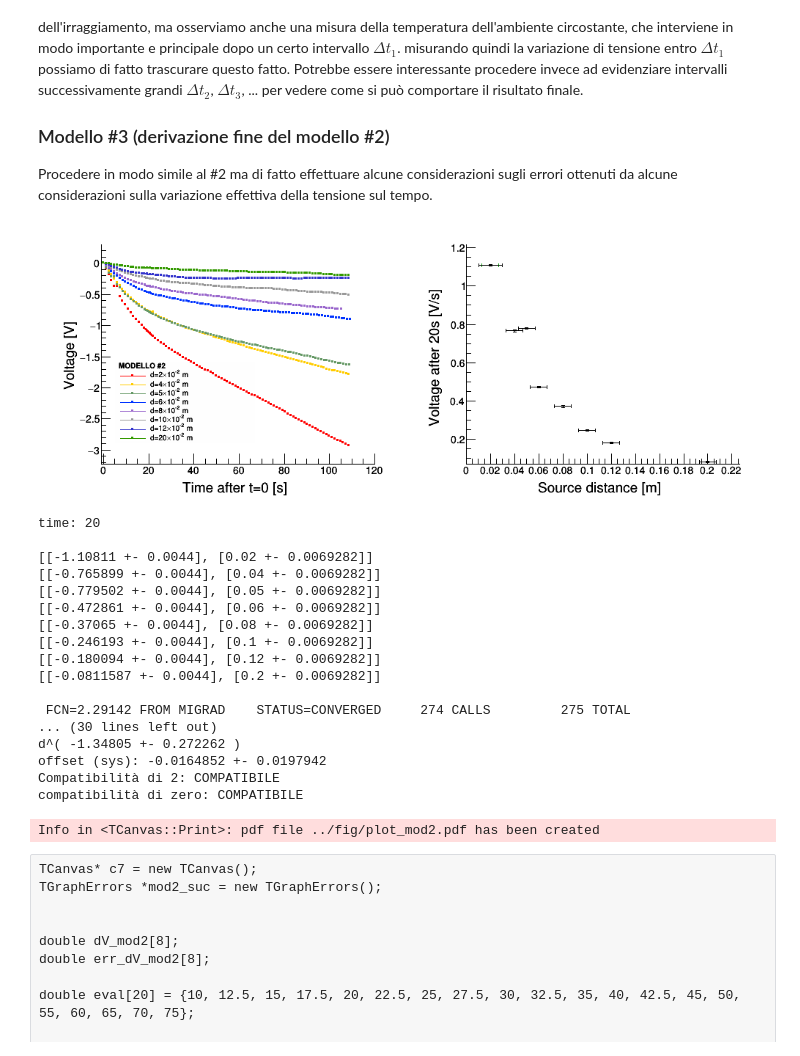
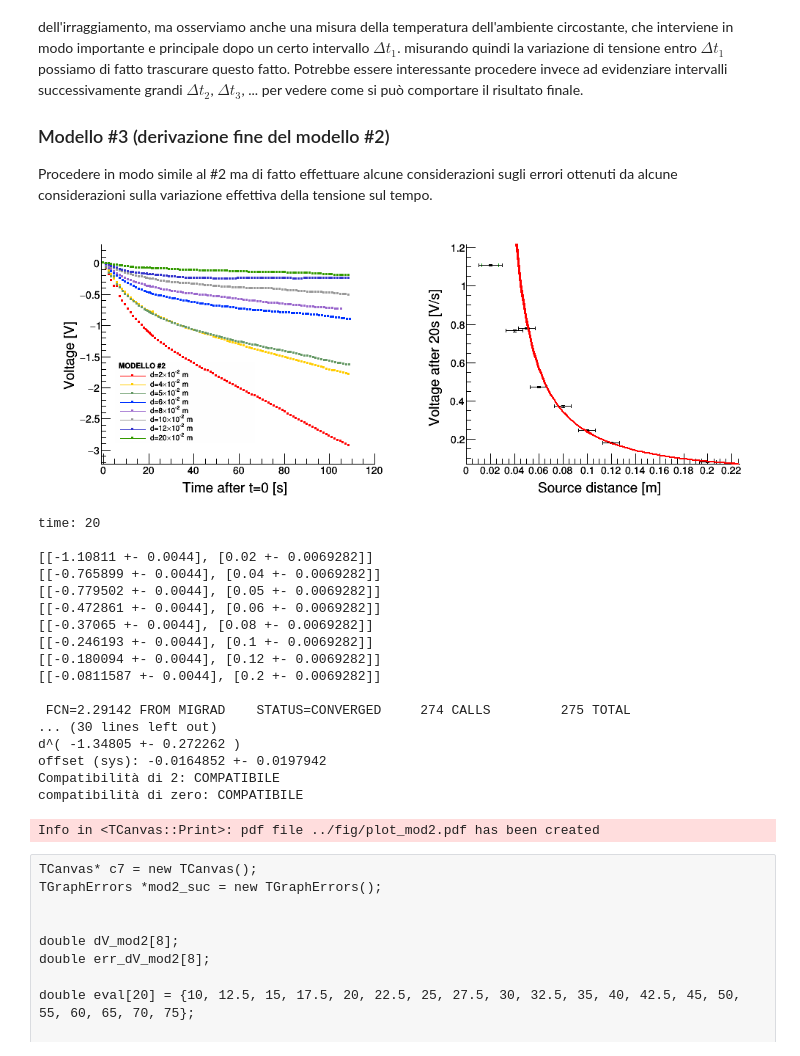
Before and after one commit to mattiasotgia/Lab2, a Jupyter notebook: esperienza_4__irraggiamento_lampadina/analisi_dati/2021_12_21_data_analysis_LAB_R2.ipynb, the cells around one changed output. Drawn from its saved outputs; the diff is of its cells as text; code cells hidden in the pictures.

Commit message:
plot_mod2 now showing fit curve after fix (using RANGE fit)
era necessario utilizzare un fit su un range specifico perchè partendo da zero il fit impazziva, non riuscendo a disegnare a +inf

```diff
--- a/esperienza_4__irraggiamento_lampadina/analisi_dati/2021_12_21_data_analysis_LAB_R2.ipynb
+++ b/esperienza_4__irraggiamento_lampadina/analisi_dati/2021_12_21_data_analysis_LAB_R2.ipynb
@@ -344,6 +343,7 @@ double dV_mod2[8];
 double err_dV_mod2[8];
 
 double eval[22] = {10, 12.5, 15, 17.5, 20, 22.5, 25, 27.5, 30, 32.5, 35, 40, 42.5, 45, 50, 55, 60, 65, 70, 75};
+int h = 4; //> computing over 20s
 
 std::cout << "time: " << eval[h] << std::endl << std::endl;
 
@@ -355,10 +355,8 @@ l2->SetBorderSize(0);
 l2->SetFillColorAlpha(kWhite, 0);
 
 TGraphErrors *plot2 = new TGraphErrors();
-TF1 *fit_mod2 = new TF1("fit_mod2", "[0]*pow((x+[2]), [1])");
+TF1 *fit_mod2 = new TF1("fit_mod2", "[0]*pow((x+[2]), [1])", 0.02, 0.25);
 fit_mod2->SetParameters(1, -2, 0);
-
-int h = 4;
 
 for (int k = 0; k < 8; k++){
     TGraphErrors *g2 = new TGraphErrors();
@@ -415,13 +413,7 @@ for (int j = 0; j < 8; j++)
 graphset::setcanvas(c6->cd(2));
 plot2->Draw("ap");
 graphset::set_TGraphAxis(plot2, "Voltage after 20s [V/s]", 1, "Source distance [m]");
-plot2->Fit("fit_mod2", "RN");
-
-/*
-fit_mod2->Draw();
-plot2->Draw("p");
-fit_mod2->Print();
-*/
+plot2->Fit("fit_mod2", "R");
 
 TGraphErrors *plot2_sup = (TGraphErrors*)plot2->Clone();
 plot2_sup->SetPointError(0, errore_distanza+0.005/sqrt(3), err_dV_mod2[0]);
@@ -429,36 +421,35 @@ plot2->SetLineColor(kGreen+2);
 plot2_sup->Draw("p");
 
 logs::print_stat(fit_mod2);
 
 std::cout << std::endl
           << "d^( " << fit_mod2->GetParameter(1) << " +- " << fit_mod2->GetParError(1) << " )" << std::endl
           << "offset (sys): " << fit_mod2->GetParameter(2) << " +- " << fit_mod2->GetParError(2) << std::endl;
 
 std::cout << "Compatibilità di 2: " <<
     stattools::compatible(-2, 0, fit_mod2->GetParameter(1), fit_mod2->GetParError(1)) << std::endl;
 std::cout << "compatibilità di zero: " << // offset con stima (6/sqrt(3) mm): " <<
     stattools::compatible(0, 0, fit_mod2->GetParameter(2), fit_mod2->GetParError(2)) << std::endl;
 
 
 logs::print_mmsg("Correzione sul primo punto:");
 
-plot2_sup->Fit("fit_mod2", "RN");
-fit_mod2->Draw("same");
+plot2_sup->Fit("fit_mod2", "R");
 
 logs::print_stat(fit_mod2);
 std::cout << std::endl
           << "d^( " << fit_mod2->GetParameter(1) << " +- " << fit_mod2->GetParError(1) << " )" << std::endl
           << "offset (sys): " << fit_mod2->GetParameter(2) << " +- " << fit_mod2->GetParError(2) << std::endl;
 
 std::cout << "Compatibilità di 2: " <<
     stattools::compatible(-2, 0, fit_mod2->GetParameter(1), fit_mod2->GetParError(1)) << std::endl;
 std::cout << "compatibilità di zero: " << // offset con stima (6/sqrt(3) mm): " <<
     stattools::compatible(0, 0, fit_mod2->GetParameter(2), fit_mod2->GetParError(2)) << std::endl;
 
 c6->Draw();
 c6->SaveAs("../fig/plot_mod2.pdf");
 # %% [output]
-[figure, old version]
+[figure, new version]
 time: 20
 
 [[-1.10811 +- 0.0044], [0.02 +- 0.0069282]]
```
Also changed, not shown: parts of 2 cells of this notebook, 3 other files.
